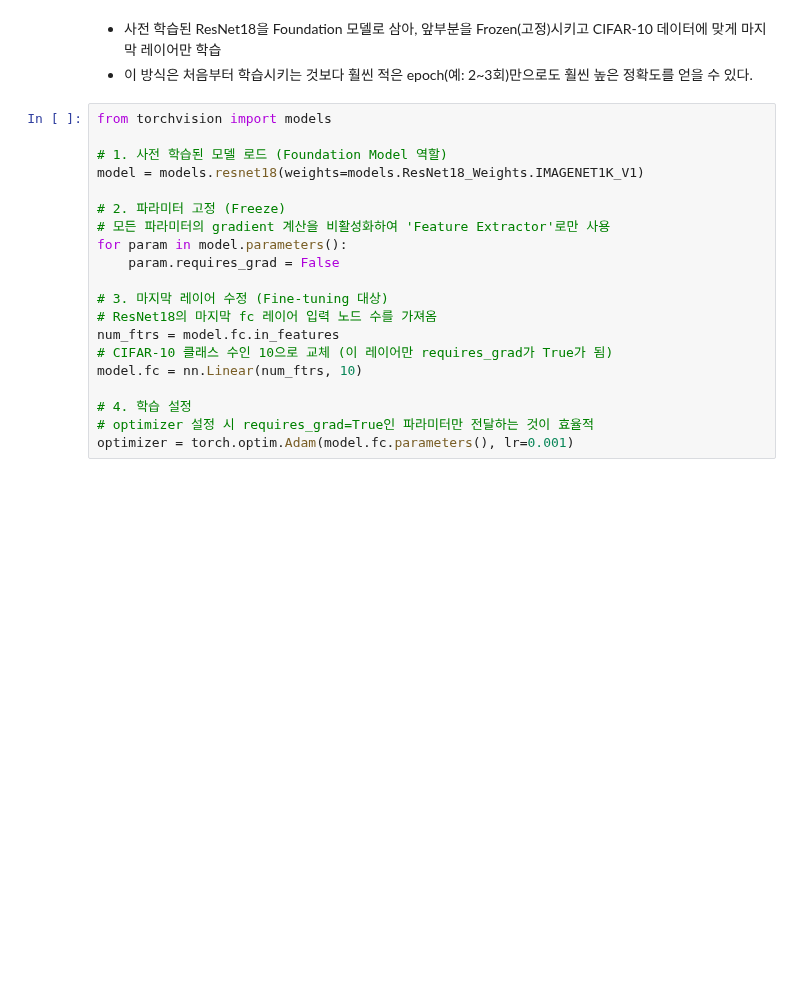
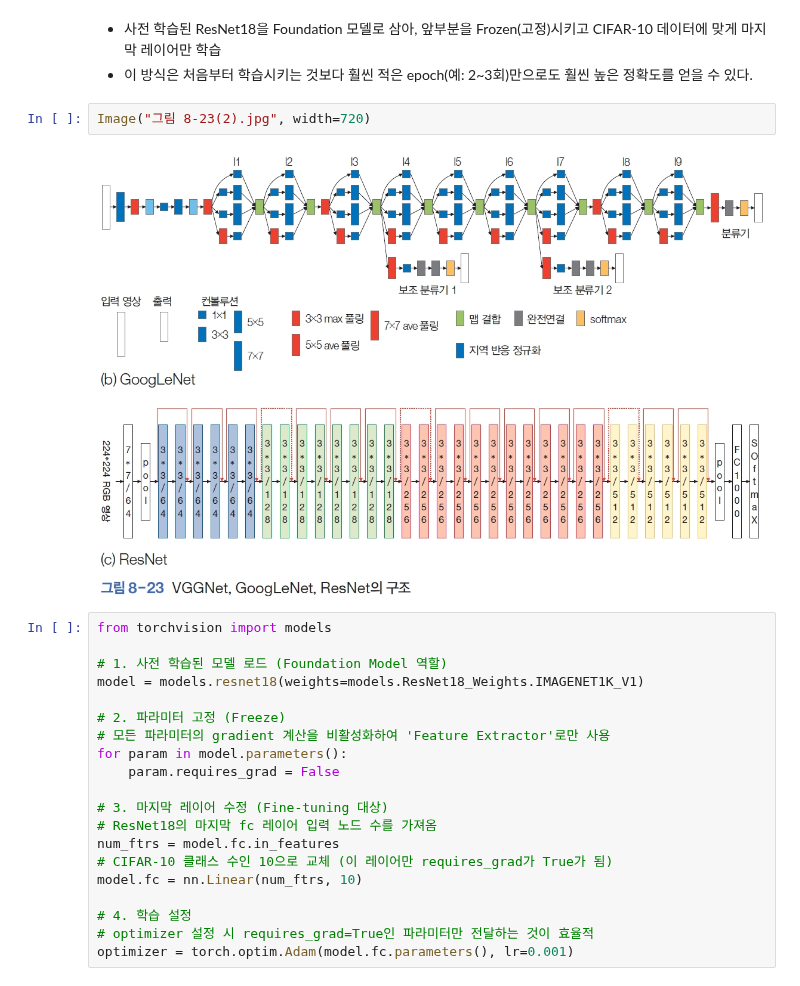
Before and after one commit to ahnHeejune/SeoulTech_CVLecture, a Jupyter notebook: ch08_cnn/cv8_3CNN코드실습.ipynb, the cells around one changed output. Drawn from its saved outputs; the diff is of its cells as text; blank space fills up the shorter version.

```diff
--- a/ch08_cnn/cv8_3CNN코드실습.ipynb
+++ b/ch08_cnn/cv8_3CNN코드실습.ipynb
@@ -191,6 +191,10 @@ Accuracy of the network on the 10000 test images: 63.20%
 # %% [markdown]
 - 사전 학습된 ResNet18을 Foundation 모델로 삼아, 앞부분을 Frozen(고정)시키고 CIFAR-10 데이터에 맞게 마지막 레이어만 학습
 - 이 방식은 처음부터 학습시키는 것보다 훨씬 적은 epoch(예: 2~3회)만으로도 훨씬 높은 정확도를 얻을 수 있다.
+# %%
+Image("그림 8-23(2).jpg", width=720)
+# %% [output]
+[figure, added]
 # %%
 from torchvision import models
 
```
